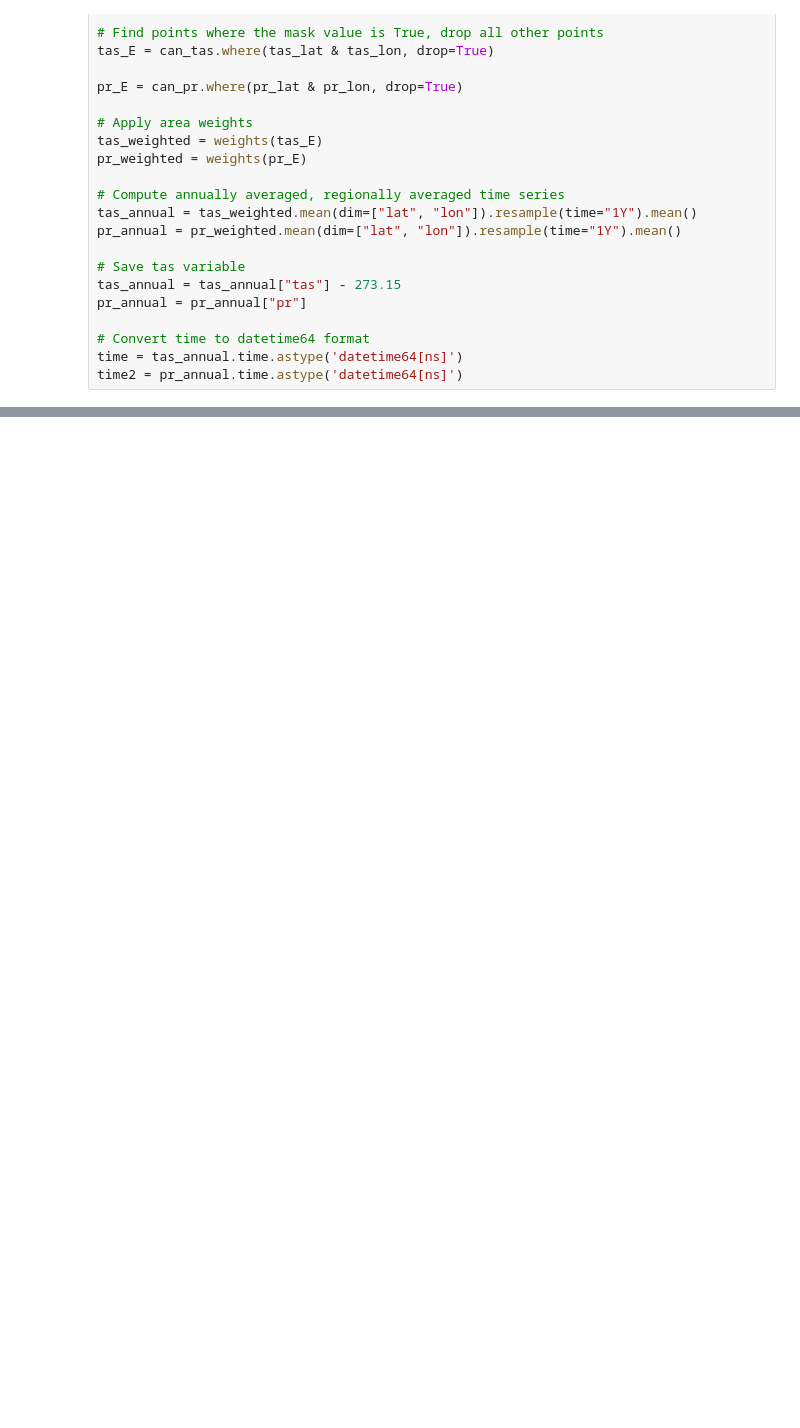
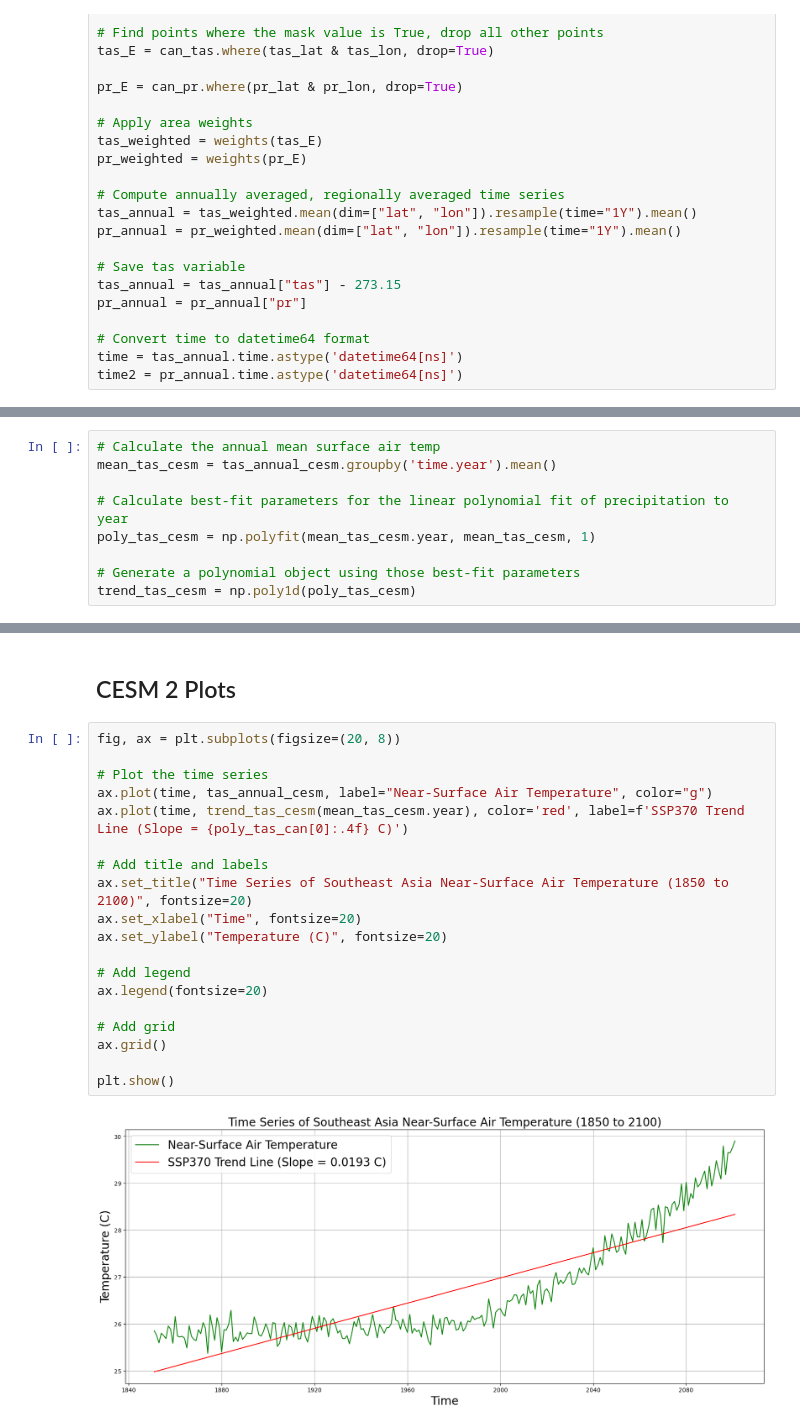
Before and after one commit to haylee360/eds296-final, a Jupyter notebook: final2.ipynb, the cells around one changed output, grey strips where cells are left out. Drawn from its saved outputs; the diff is of its cells as text; blank space fills up the shorter version.

```diff
--- a/final2.ipynb
+++ b/final2.ipynb
@@ -114,0 +179,9 @@ trend_tas_can = np.poly1d(poly_tas_can)
+# %%
+# Calculate the annual mean surface air temp
+mean_tas_cesm = tas_annual_cesm.groupby('time.year').mean()
+
+# Calculate best-fit parameters for the linear polynomial fit of precipitation to year
+poly_tas_cesm = np.polyfit(mean_tas_cesm.year, mean_tas_cesm, 1)
+
+# Generate a polynomial object using those best-fit parameters
+trend_tas_cesm = np.poly1d(poly_tas_cesm)
@@ -154,0 +241,23 @@ plt.show()
+# %% [markdown]
+## CESM 2 Plots
+# %%
+fig, ax = plt.subplots(figsize=(20, 8))
+
+# Plot the time series
+ax.plot(time, tas_annual_cesm, label="Near-Surface Air Temperature", color="g")
+ax.plot(time, trend_tas_cesm(mean_tas_cesm.year), color='red', label=f'SSP370 Trend Line (Slope = {poly_tas_can[0]:.4f} C)')
+
+# Add title and labels
+ax.set_title("Time Series of Southeast Asia Near-Surface Air Temperature (1850 to 2100)", fontsize=20)
+ax.set_xlabel("Time", fontsize=20)
+ax.set_ylabel("Temperature (C)", fontsize=20)
+
+# Add legend
+ax.legend(fontsize=20)
+
+# Add grid
+ax.grid()
+
+plt.show()
+# %% [output]
+[figure, added]
```
Also changed, not shown: parts of 16 cells of this notebook.
